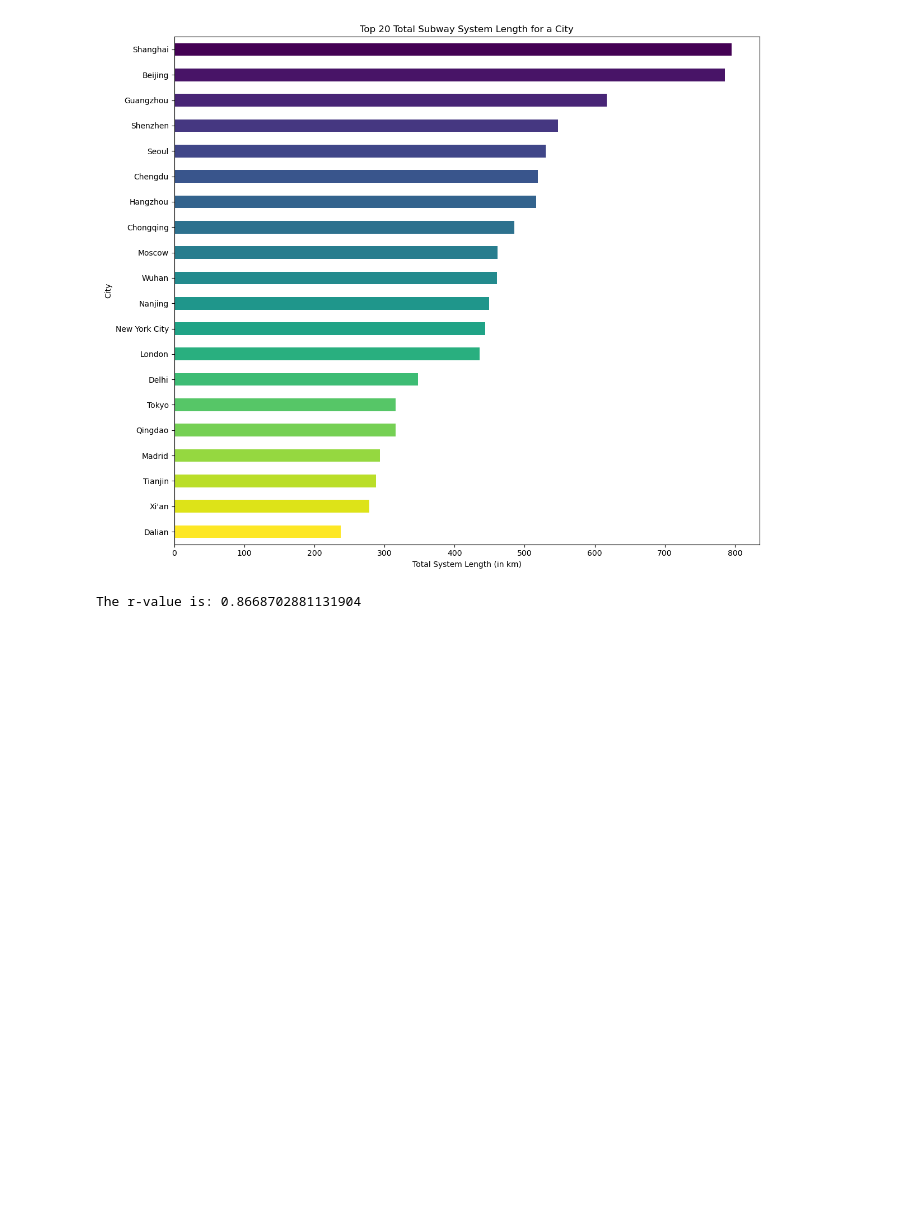
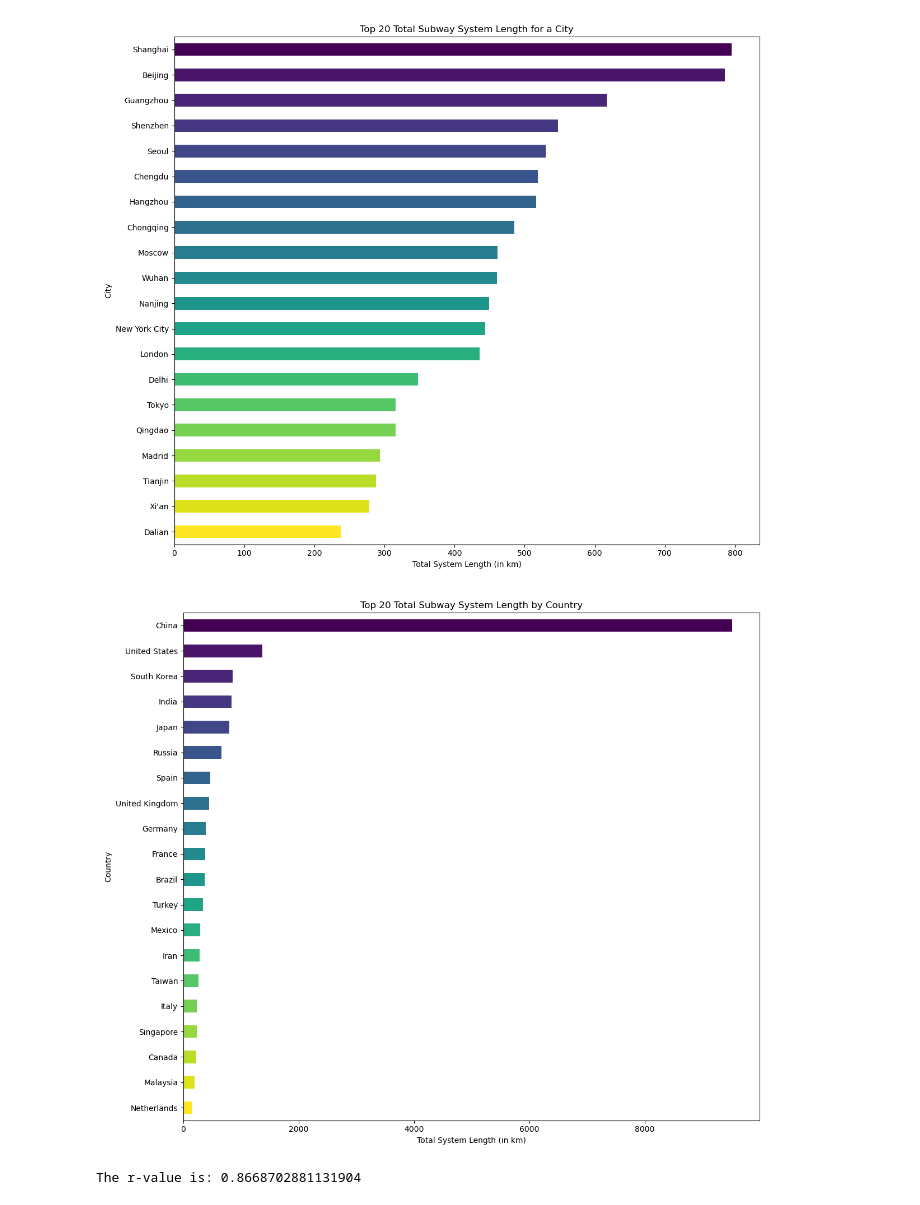
Before and after one commit to gituseraccount1/Project_1, a Jupyter notebook: proj_1.ipynb, the cells around one changed output. Drawn from its saved outputs; the diff is of its cells as text; code cells hidden in the pictures; blank space fills up the shorter version.

Commit message:
final addnl figure

```diff
--- a/proj_1.ipynb
+++ b/proj_1.ipynb
@@ -314,6 +314,26 @@ plt.savefig("Output/TotalLengthVsCity.png")
 plt.show()
 # %% [output]
 [figure]
+# %%
+# Group by country and sum the subway lengths
+total_country_subway_length = split_transit_df.groupby("Country region")["System length (in km)"].sum()
+# Sort and pick top 20
+top_20_countrysubway_length = total_country_subway_length.sort_values(ascending=False).head(20)
+# Create a bar plot
+colors = plt.cm.viridis(np.linspace(0, 1, 20))  # Creating a colormap of 20 colors
+plt.figure(figsize=(12, 10))
+top_20_countrysubway_length.plot(kind="barh", color=colors)
+plt.xlabel("Total System Length (in km)")
+plt.ylabel("Country")
+plt.title("Top 20 Total Subway System Length by Country")
+plt.gca().invert_yaxis()  # To display the country with the longest subway system length at the top
+plt.tight_layout()
+# Save the figure
+plt.savefig("Output/TotalLengthVsCountry.png")
+# Show the plot
+plt.show()
+# %% [output]
+[figure, added]
 # %%
 #scatter plot length of subway systems vs number of subway systems     plot C vs A  and linear regression
 # Scatter plot data
```
Also changed, not shown: parts of 1 cell of this notebook.
